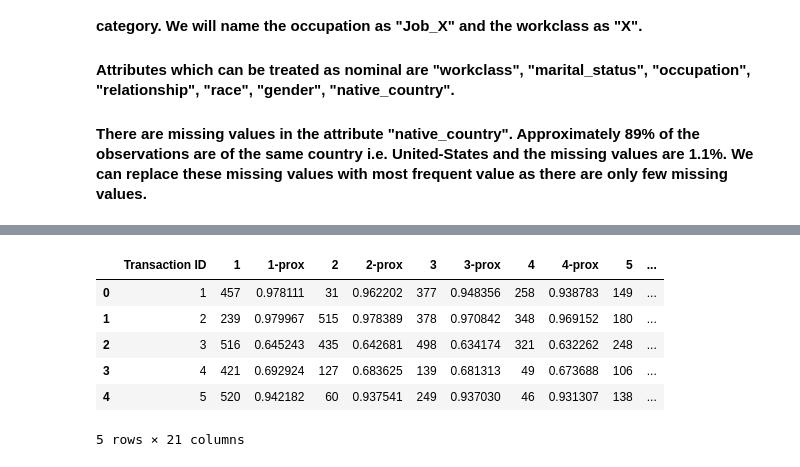
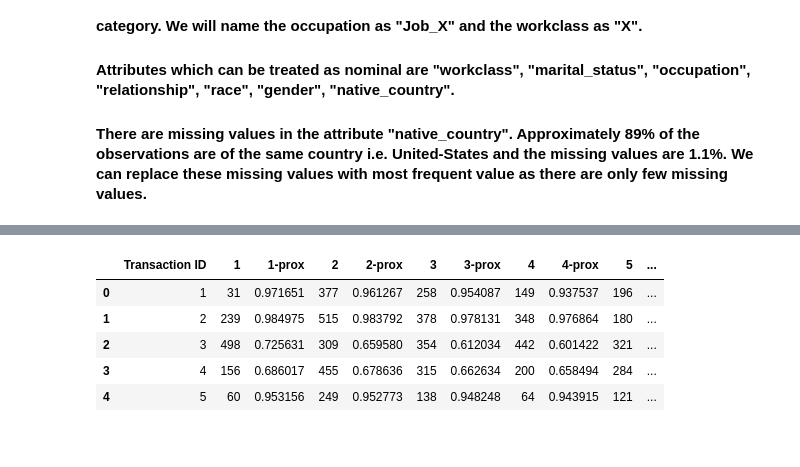
Before and after one commit to neelbhuva/Data-Mining, a Jupyter notebook: Untitled1.ipynb, the cells around one changed output, grey strips where cells are left out. Cells and saved outputs as stored; diff of their text form; code cells hidden in the pictures.

```diff
--- a/Untitled1.ipynb
+++ b/Untitled1.ipynb
@@ -145,6 +92,6 @@ Name: native_country, dtype: int64
 ### As there are only six missing values, we can replace the missing values with the most common value in that attribute. Most frequent value in this attribute here is United States.
 # %%
 df["native_country"].replace(to_replace = "\?", value = "United-States", inplace = True, regex = True)
-df["capital_gain"].replace(to_replace = '[1-9][0-9]+', value = '1', inplace = True, regex = True)
-df["capital_loss"].replace(to_replace = "^\[1-9]\[0-9]+", value = "1", inplace = True, regex = True)
+#df["capital_gain"].replace(to_replace = '[1-9][0-9]+', value = '1', inplace = True, regex = True)
+#df["capital_loss"].replace(to_replace = "^\[1-9]\[0-9]+", value = "1", inplace = True, regex = True)
 # %%
@@ -320,0 +300,23 @@ df_avg.head()
+# %%
+def replace_positive_with_one(dframes):
+        for i in range(0,len(dframes)):
+            for j in range(0,len(df[dframes[i]])):
+                if(df[dframes[i]][j] > 0):
+                       df[dframes[i]][j] = 1
+       # return(dframes)
+
+replace_dframes = ["capital_loss","capital_gain"]
+replace_positive_with_one(replace_dframes)
+df_jac_sim,df_delta_k = jaccardian_sim(replace_dframes)
+#print(df_jac_sim)
+df_edu_sim = ord_sim(df["education_cat"])
+df_occu_sim = nom_sim(df["occupation"])
+df_race_sim = nom_sim(df["race"])
+df_country_sim = nom_sim(df["native_country"])
+df_marital_sim = nom_sim(df["marital_status"])
+df_gender_sim = nom_sim(df["gender"])
+df_relationship_sim = nom_sim(df["relationship"])
+#df_marital_sim.head()
+#df_list = [df_edu_sim,df_jac_sim]
+df_list = [df_mdist,df_edu_sim,df_occu_sim,df_race_sim,df_country_sim,df_marital_sim,df_gender_sim,df_relationship_sim,df_jac_sim]
+df_avg = average_sim(df_list,df_delta_k)
@@ -340,38 +358,37 @@ def k_similar(df_avg,k):
     temp_indices = []
     temp_values = []
 
     for i in range(0,520):
         temp_indices = df_avg.nlargest(k,i).index
         temp_indices = [x+1 for x in temp_indices]
         temp_values = df_avg.nlargest(k,i)[i]
         t = 1
         #df_prox = DataFrame({'Transaction ID':i+1})
         for j in temp_values:
             df_temp1 = pd.DataFrame({t:[temp_indices[t-1]]})
             df_temp2 = pd.DataFrame({'%d-prox'%t:[j]})
             if(t == 1 ):
                 df_temp3 = pd.concat([df_temp1,df_temp2],axis=1)
             else:
                 df_temp3 = pd.concat([df_temp3,df_temp1,df_temp2],axis=1)
            # print(df_temp3)
             t = t + 1
         if(i == 0):
             df_prox = df_temp3.copy()
             #print(df_prox)
         else:
             df_prox = pd.concat([df_prox,df_temp3],axis=0,ignore_index=True)
     return df_prox
 
-k = 10
-df_prox = k_similar(df_avg,10)
+k = 5
+df_prox = k_similar(df_avg,k)
 df_temp = pd.DataFrame({'Transaction ID':list(range(1,521))})
 df_prox = pd.concat([df_temp,df_prox],axis=1)
 df_prox.head()
 # %% [output]
 |  | Transaction ID | 1 | 1-prox | 2 | 2-prox | 3 | 3-prox | 4 | 4-prox | 5 | ... |
-| 0 | 1 | 457 | 0.978111 | 31 | 0.962202 | 377 | 0.948356 | 258 | 0.938783 | 149 | ... |
-| 1 | 2 | 239 | 0.979967 | 515 | 0.978389 | 378 | 0.970842 | 348 | 0.969152 | 180 | ... |
-| 2 | 3 | 516 | 0.645243 | 435 | 0.642681 | 498 | 0.634174 | 321 | 0.632262 | 248 | ... |
-| 3 | 4 | 421 | 0.692924 | 127 | 0.683625 | 139 | 0.681313 | 49 | 0.673688 | 106 | ... |
-| 4 | 5 | 520 | 0.942182 | 60 | 0.937541 | 249 | 0.937030 | 46 | 0.931307 | 138 | ... |
+| 0 | 1 | 31 | 0.971651 | 377 | 0.961267 | 258 | 0.954087 | 149 | 0.937537 | 196 | ... |
+| 1 | 2 | 239 | 0.984975 | 515 | 0.983792 | 378 | 0.978131 | 348 | 0.976864 | 180 | ... |
+| 2 | 3 | 498 | 0.725631 | 309 | 0.659580 | 354 | 0.612034 | 442 | 0.601422 | 321 | ... |
+| 3 | 4 | 156 | 0.686017 | 455 | 0.678636 | 315 | 0.662634 | 200 | 0.658494 | 284 | ... |
+| 4 | 5 | 60 | 0.953156 | 249 | 0.952773 | 138 | 0.948248 | 64 | 0.943915 | 121 | ... |
-5 rows × 21 columns
```
Also changed, not shown: parts of 16 cells of this notebook, 1 other file.
